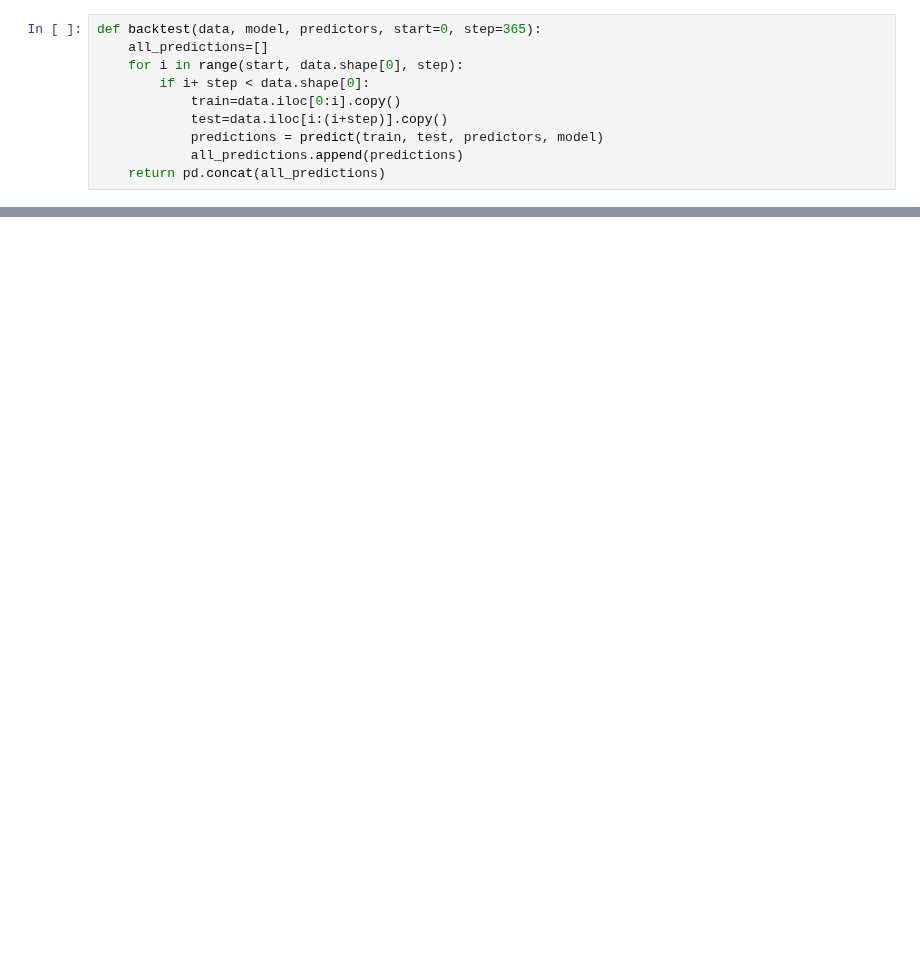
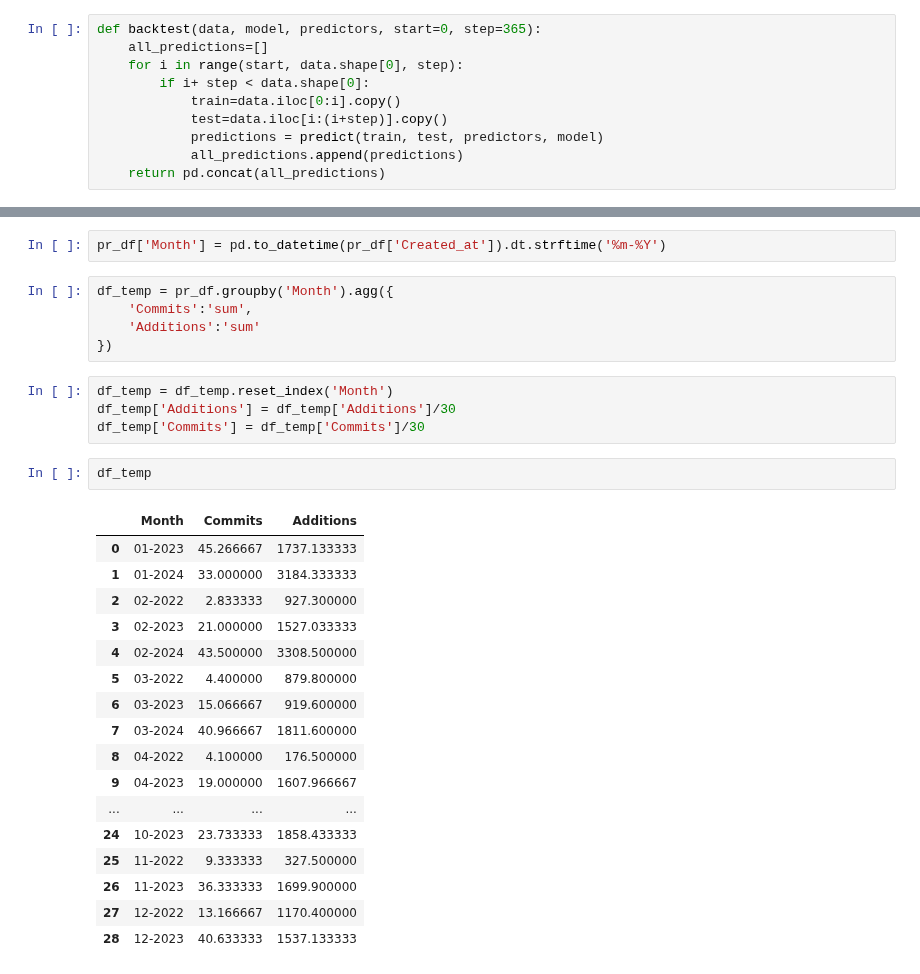
Before and after one commit to bokuwakira1411/PythonDataAnalysis, a Jupyter notebook: dataFutureworks.ipynb, the cells around one changed output, grey strips where cells are left out. Cells and saved outputs as stored; diff of their text form; blank space fills up the shorter version.

```diff
--- a/dataFutureworks.ipynb
+++ b/dataFutureworks.ipynb
@@ -189,0 +209,31 @@ KeyError: 'Number of PR'
+# %%
+pr_df['Month'] = pd.to_datetime(pr_df['Created_at']).dt.strftime('%m-%Y')
+# %%
+df_temp = pr_df.groupby('Month').agg({
+    'Commits':'sum',
+    'Additions':'sum'
+})
+# %%
+df_temp = df_temp.reset_index('Month')
+df_temp['Additions'] = df_temp['Additions']/30
+df_temp['Commits'] = df_temp['Commits']/30
+# %%
+df_temp
+# %% [output]
+|  | Month | Commits | Additions |
+| 0 | 01-2023 | 45.266667 | 1737.133333 |
+| 1 | 01-2024 | 33.000000 | 3184.333333 |
+| 2 | 02-2022 | 2.833333 | 927.300000 |
+| 3 | 02-2023 | 21.000000 | 1527.033333 |
+| 4 | 02-2024 | 43.500000 | 3308.500000 |
+| 5 | 03-2022 | 4.400000 | 879.800000 |
+| 6 | 03-2023 | 15.066667 | 919.600000 |
+| 7 | 03-2024 | 40.966667 | 1811.600000 |
+| 8 | 04-2022 | 4.100000 | 176.500000 |
+| 9 | 04-2023 | 19.000000 | 1607.966667 |
+| ... | ... | ... | ... |
+| 24 | 10-2023 | 23.733333 | 1858.433333 |
+| 25 | 11-2022 | 9.333333 | 327.500000 |
+| 26 | 11-2023 | 36.333333 | 1699.900000 |
+| 27 | 12-2022 | 13.166667 | 1170.400000 |
+| 28 | 12-2023 | 40.633333 | 1537.133333 |
```
Also changed, not shown: parts of 28 cells of this notebook, 11 other files.
